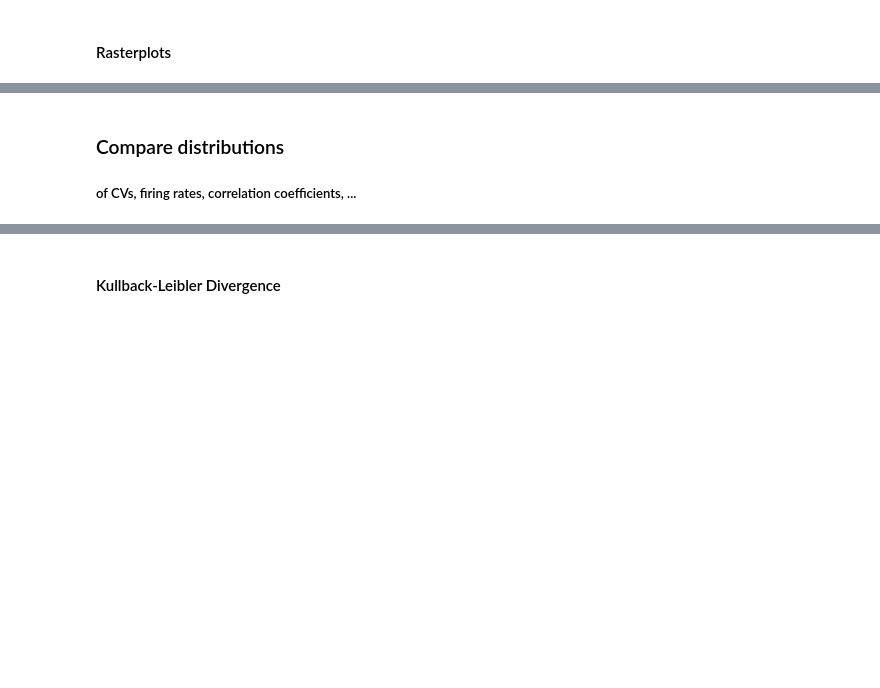
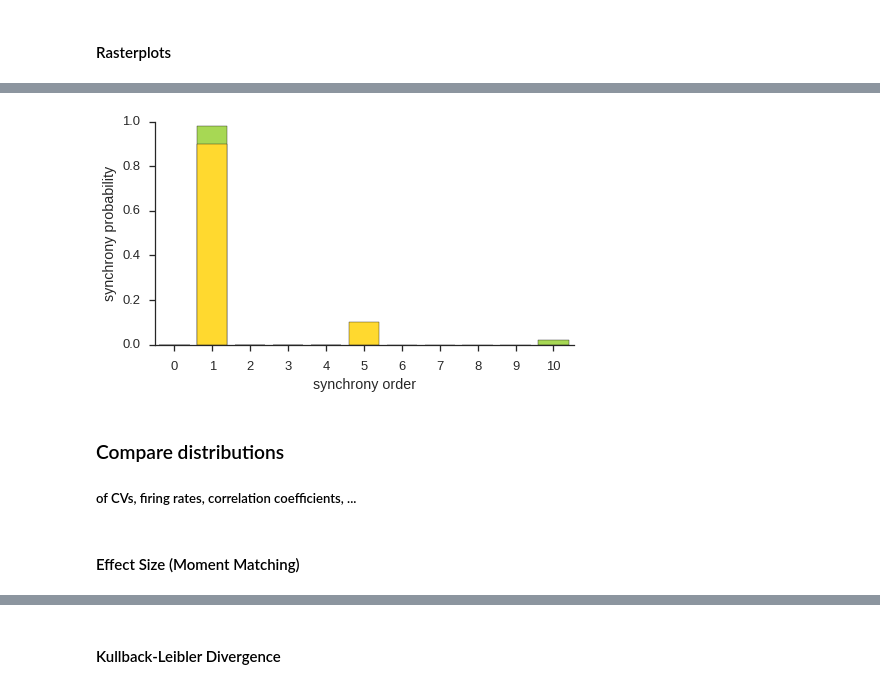
Before and after one commit to rgutzen/ValidationTools, a Jupyter notebook: Validation_Book.ipynb, the cells around one changed output, grey strips where cells are left out. Saved outputs shown, nothing was run; the diff lists cells and outputs as text; code cells hidden in the pictures; blank space fills up the shorter version.

```diff
--- a/Validation_Book.ipynb
+++ b/Validation_Book.ipynb
@@ -69,3 +84,17 @@ __ = vizi.rasterplot(spiketrain_list_2, ax=ax[1], palette=(['g']))
+# %%
+sns.set_context('talk')
+fig, ax = plt.subplots(nrows=1, ncols=1, figsize=(7.5,4))
+ax.bar(np.arange(11)-0.4,[0, .98, 0, 0, 0, 0, 0, 0, 0, 0, 0.02], color=sns.color_palette('Set2')[4])
+ax.bar(np.arange(6)-0.4,[0, .9, 0, 0, 0, 0.1], color=sns.color_palette('Set2')[5])
+# ax.bar([2],[0.05], color=sns.color_palette('Set2')[2], alpha=.5)
+ax.set_xlim(-0.5,10.54)
+ax.set_ylim(0, 1)
+ax.set_xlabel('synchrony order')
+ax.set_ylabel('synchrony probability')
+ax.set_xticks(np.arange(11))
+sns.despine()
+# %% [output]
+[figure, added]
 # %% [markdown]
 ### Compare distributions
 ##### of CVs, firing rates, correlation coefficients, ...
@@ -76,3 +109,5 @@ def func(sts):
 dist_sample_1 = func(spiketrain_list_1)
 
 dist_sample_2 = func(spiketrain_list_2)
+# %% [markdown]
+#### Effect Size (Moment Matching)
```
Also changed, not shown: parts of 22 cells of this notebook, 8 other files.
